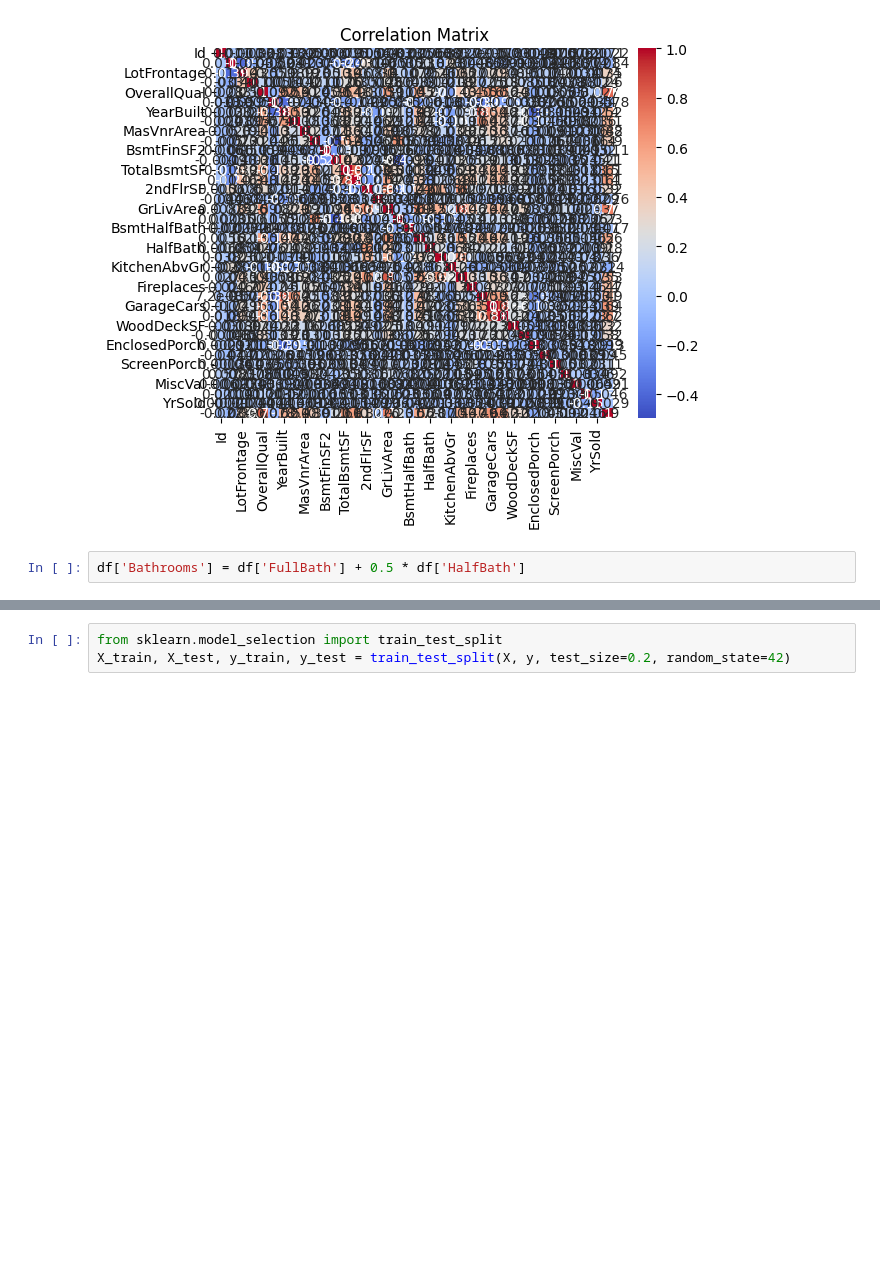
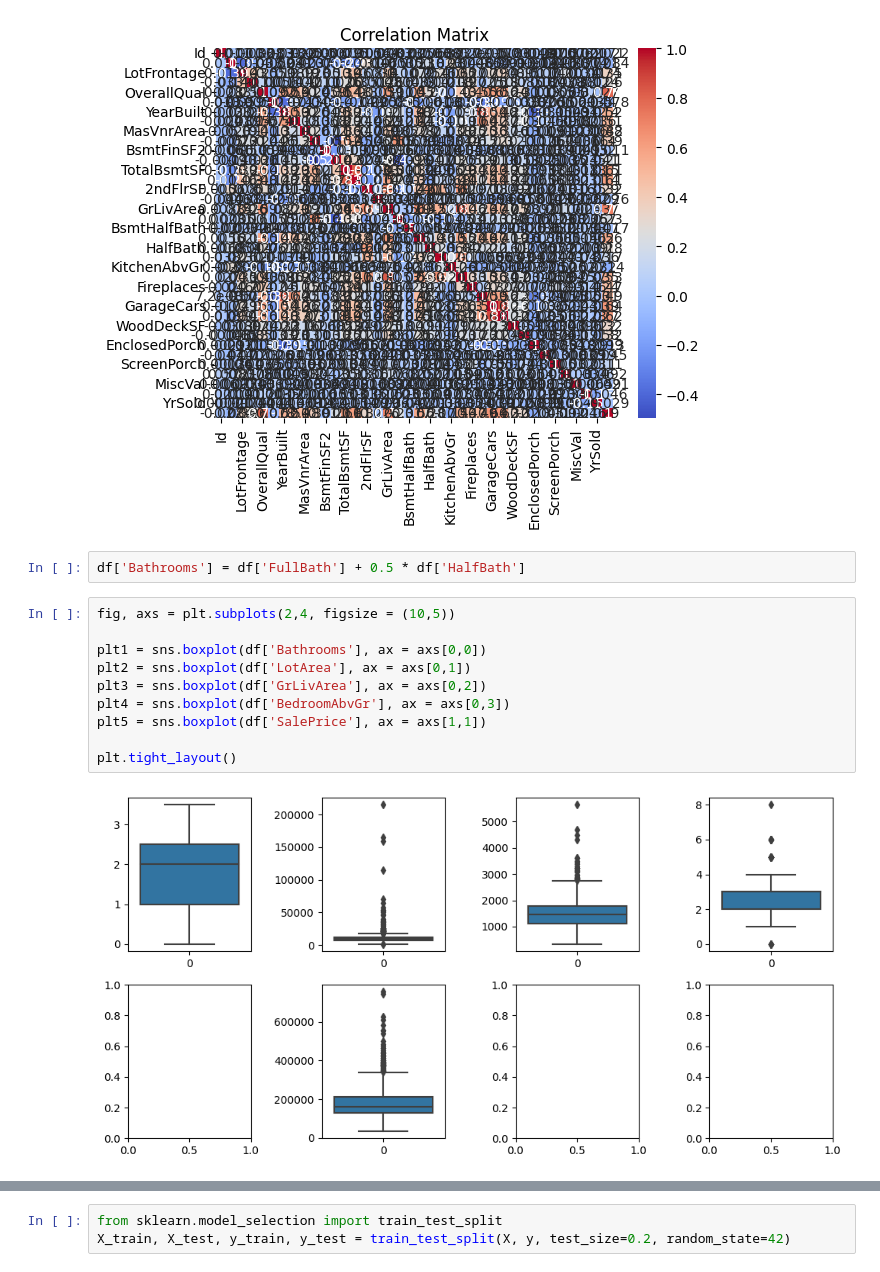
Before and after one commit to madhurima-564/Prodigy_Infotech_ML, a Jupyter notebook: PRODIGY_ML_01.ipynb, the cells around one changed output, grey strips where cells are left out. Drawn from its saved outputs; the diff is of its cells as text; blank space fills up the shorter version.

```diff
--- a/PRODIGY_ML_01.ipynb
+++ b/PRODIGY_ML_01.ipynb
@@ -72,3 +85,15 @@ plt.show()
 [figure]
 # %%
 df['Bathrooms'] = df['FullBath'] + 0.5 * df['HalfBath']
+# %%
+fig, axs = plt.subplots(2,4, figsize = (10,5))
+
+plt1 = sns.boxplot(df['Bathrooms'], ax = axs[0,0])
+plt2 = sns.boxplot(df['LotArea'], ax = axs[0,1])
+plt3 = sns.boxplot(df['GrLivArea'], ax = axs[0,2])
+plt4 = sns.boxplot(df['BedroomAbvGr'], ax = axs[0,3])
+plt5 = sns.boxplot(df['SalePrice'], ax = axs[1,1])
+
+plt.tight_layout()
+# %% [output]
+[figure, added]
```
Also changed, not shown: parts of 16 cells of this notebook.
